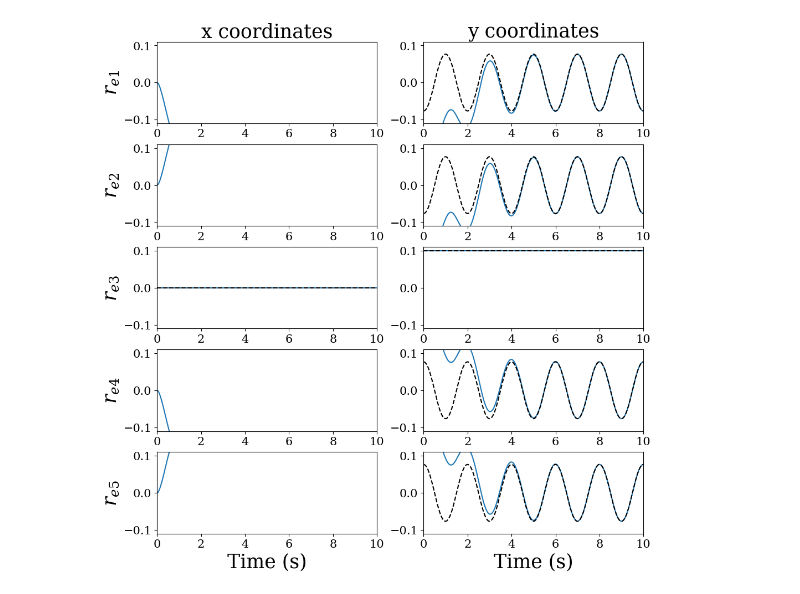
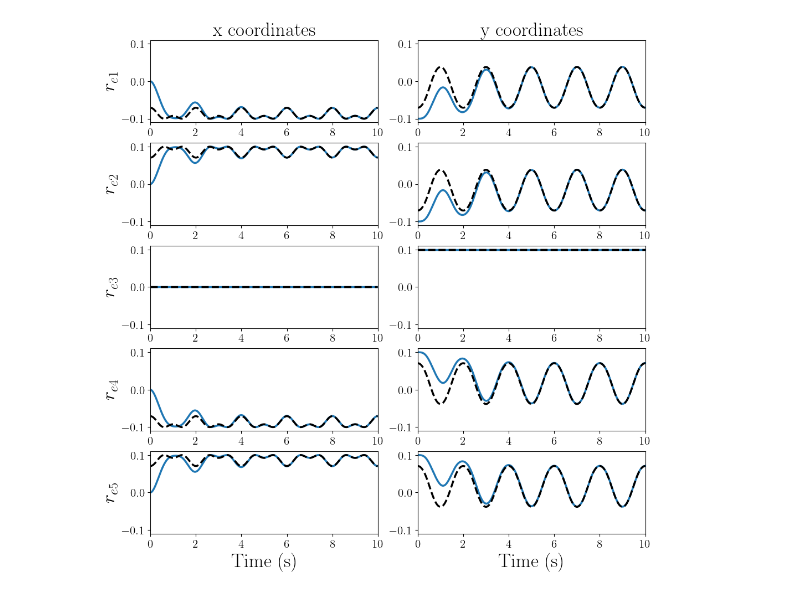
Before and after one commit to jglane/Network-Control, a Jupyter notebook: Graph-Based Dynamics and Network Control/result1.ipynb, the cells around one changed output. Saved outputs shown, nothing was run; the diff lists cells and outputs as text; code cells hidden in the pictures.

```diff
--- a/Graph-Based Dynamics and Network Control/result1.ipynb
+++ b/Graph-Based Dynamics and Network Control/result1.ipynb
@@ -2,8 +2,8 @@
 import numpy as np
 from network_simulator_v2 import NetworkSimulatorV2
 
-m = np.array([1,1,1,1,1,1])*0.1 #np.array([5, 1, 1, 7, 2, 2])*0.1
-l = np.array([1,1,1,1,1])*0.1#np.array([2, 2, 1, 2, 2])*0.1
+m = np.array([7, 2, 2, 5, 1, 1])*0.1
+l = np.array([1, 1, 1, 1, 1])*0.1
 g = 9.81
 
 dt = 0.01
@@ -34,39 +34,39 @@ H = np.array([[0, 1, 0, 0, 0, 0],
 kp = 10
 kd = 10
 
-theta_d = lambda t: np.pi/8*np.cos(np.pi*t)
-theta_d_dot = lambda t: -np.pi/8*np.sin(np.pi*t)*np.pi
-theta_d_ddot = lambda t: -np.pi/8*np.cos(np.pi*t)*np.pi**2
+theta_d = lambda t: 3*np.pi/16*np.cos(np.pi*t) + np.pi/16
+theta_d_dot = lambda t: -3*np.pi/16*np.sin(np.pi*t)*np.pi
+theta_d_ddot = lambda t: -3*np.pi/16*np.cos(np.pi*t)*np.pi**2
 # theta_d = lambda t: np.pi/4*np.cos(np.pi*t)
 # theta_d_dot = lambda t: -np.pi**2/4*np.sin(np.pi*t)
 # theta_d_ddot = lambda t: -np.pi**3/4*np.cos(np.pi*t)
 Qe_d = lambda t: np.array([
     l[0]*np.array([-np.cos(theta_d(t)), -np.sin(theta_d(t))]),
     l[1]*np.array([np.cos(theta_d(t)), -np.sin(theta_d(t))]),
     l[2]*np.array([0, 1]),
     l[3]*np.array([-np.cos(theta_d(t)), np.sin(theta_d(t))]),
     l[4]*np.array([np.cos(theta_d(t)), np.sin(theta_d(t))])
 ])
 Qe_d_dot = lambda t: np.array([
     l[0]*np.array([np.sin(theta_d(t))*theta_d_dot(t), -np.cos(theta_d(t))*theta_d_dot(t)]),
     l[1]*np.array([-np.sin(theta_d(t))*theta_d_dot(t), -np.cos(theta_d(t))*theta_d_dot(t)]),
     l[2]*np.array([0, 0]),
     l[3]*np.array([np.sin(theta_d(t))*theta_d_dot(t), np.cos(theta_d(t))*theta_d_dot(t)]),
     l[4]*np.array([-np.sin(theta_d(t))*theta_d_dot(t), np.cos(theta_d(t))*theta_d_dot(t)])
 ])
 Qe_d_ddot = lambda t: np.array([
     l[0]*np.array([np.cos(theta_d(t))*theta_d_dot(t)**2 + np.sin(theta_d(t))*theta_d_ddot(t), np.sin(theta_d(t))*theta_d_dot(t)**2 - np.cos(theta_d(t))*theta_d_ddot(t)]),
     l[1]*np.array([-np.cos(theta_d(t))*theta_d_dot(t)**2 - np.sin(theta_d(t))*theta_d_ddot(t), np.sin(theta_d(t))*theta_d_dot(t)**2 - np.cos(theta_d(t))*theta_d_ddot(t)]),
     l[2]*np.array([0, 0]),
     l[3]*np.array([np.cos(theta_d(t))*theta_d_dot(t)**2 + np.sin(theta_d(t))*theta_d_ddot(t), -np.sin(theta_d(t))*theta_d_dot(t)**2 + np.cos(theta_d(t))*theta_d_ddot(t)]),
     l[4]*np.array([-np.cos(theta_d(t))*theta_d_dot(t)**2 - np.sin(theta_d(t))*theta_d_ddot(t), -np.sin(theta_d(t))*theta_d_dot(t)**2 + np.cos(theta_d(t))*theta_d_ddot(t)])
 ])
 
 f_l = lambda t: np.array([0, 0.04*np.sin(2*np.pi*t)])
 
 sim = NetworkSimulatorV2(n, k, m, l, g, D_of_G, H, dt, tf, Q_0, Q_dot_0, f_l, Qe_d, Qe_d_dot, Qe_d_ddot, kp, kd)
 sim.run()
 sim.generate_plots("result1")
 # sim.generate_animation("result1", ((-0.4, 0.4), (-0.4, 0.4)))
 # %% [output]
-[figure, old version]
+[figure, new version]
```
Also changed, not shown: 6 other files.
